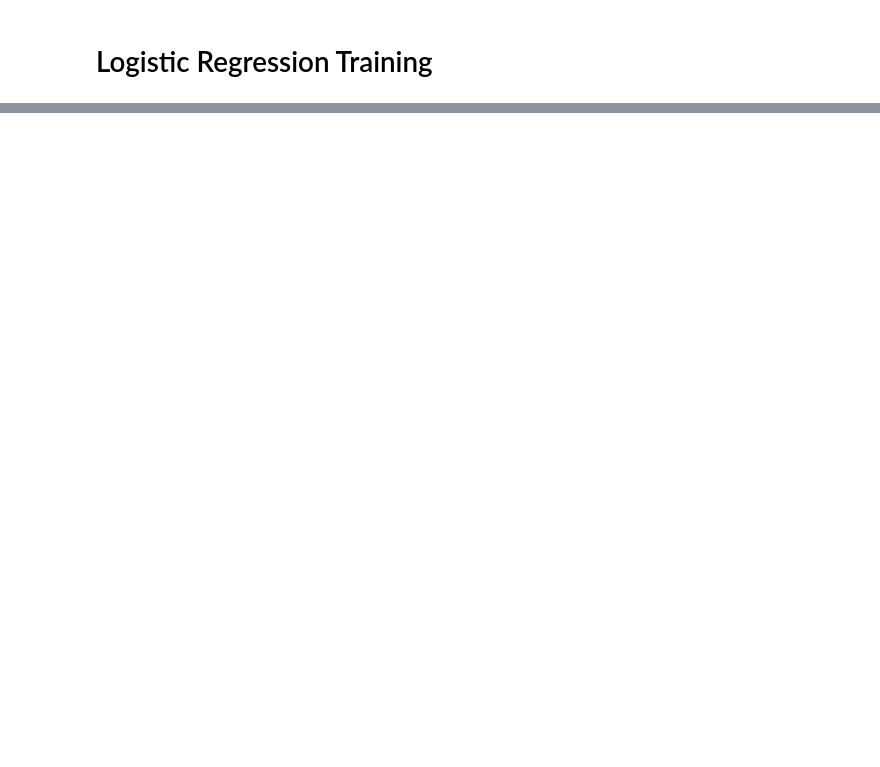
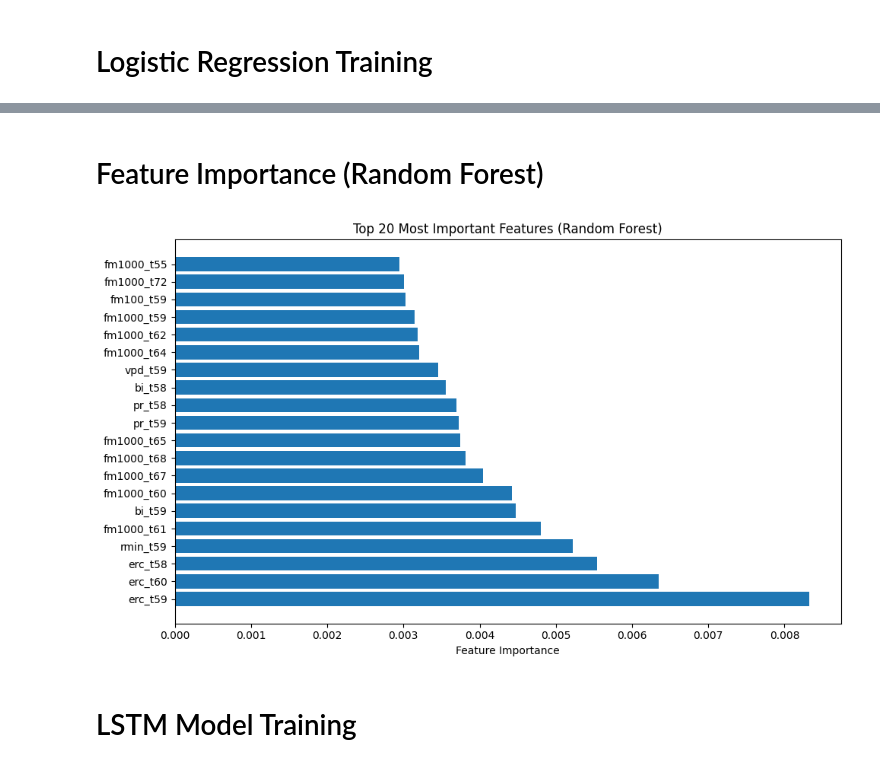
Before and after one commit to kekley/DataMiningProject, a Jupyter notebook: project.ipynb, the cells around one changed output, grey strips where cells are left out. Cells and saved outputs as stored; diff of their text form; code cells hidden in the pictures; blank space fills up the shorter version.

Commit message:
Evaluation Graphs

```diff
--- a/project.ipynb
+++ b/project.ipynb
@@ -194,7 +179,18 @@ test_x_2d = scaler.transform(test_x_2d)
 # Logistic Regression Training
 # %%
 from sklearn.linear_model import LogisticRegression
+from sklearn.metrics import classification_report, confusion_matrix, accuracy_score, roc_auc_score, roc_curve
 
-model = LogisticRegression(max_iter=1000)
-model.fit(train_x_2d, train_y)
+print("Training Logistic Regression...")
+lr_model = LogisticRegression(max_iter=1000, random_state=42, n_jobs=-1)
+lr_model. fit(train_x_2d_scaled, train_y)
+
+lr_pred = lr_model.predict(test_x_2d_scaled)
+lr_pred_proba = lr_model. predict_proba(test_x_2d_scaled)[:, 1]
+
+print("\nLogistic Regression Results:")
+print(f"Accuracy: {accuracy_score(test_y, lr_pred):.4f}")
+print(f"ROC-AUC: {roc_auc_score(test_y, lr_pred_proba):.4f}")
+print("\nClassification Report:")
+print(classification_report(test_y, lr_pred, target_names=['No Fire', 'Fire']))
 # %% [output]
@@ -230,10 +211,0 @@ weighted avg       0.69      0.74      0.66     25292
-# %%
-# Random Forest Classifier for comparison
-from sklearn.ensemble import RandomForestClassifier
-rf_model = RandomForestClassifier(n_estimators=100, random_state=42)
-rf_model.fit(train_x_2d, train_y)
-rf_y_pred = rf_model.predict(test_x_2d)
-rf_acc = accuracy_score(test_y, rf_y_pred)
-print(f"Random Forest Accuracy: {rf_acc:.3f}")
-print("Random Forest Confusion Matrix:\n", confusion_matrix(test_y, rf_y_pred))
-print("\nRandom Forest Classification Report:\n", classification_report(test_y, rf_y_pred))
@@ -254,0 +269,25 @@ weighted avg       0.75      0.76      0.70     25292
+# %% [markdown]
+# Feature Importance (Random Forest)
+# %%
+# Get feature importance
+feature_importance = rf_model.feature_importances_
+
+# Create feature names for each time step
+feature_names = [f"{feat}_t{t}" for t in range(SEQ_LEN) for feat in FEATURES]
+
+# Get top 20 important features
+top_indices = np.argsort(feature_importance)[-20:][::-1]
+top_features = [feature_names[i] for i in top_indices]
+top_importance = feature_importance[top_indices]
+
+plt.figure(figsize=(10, 6))
+plt.barh(range(len(top_features)), top_importance)
+plt.yticks(range(len(top_features)), top_features)
+plt.xlabel('Feature Importance')
+plt.title('Top 20 Most Important Features (Random Forest)')
+plt.tight_layout()
+plt.show()
+# %% [output]
+[figure, added]
+# %% [markdown]
+# LSTM Model Training
```
Also changed, not shown: parts of 28 cells of this notebook.
